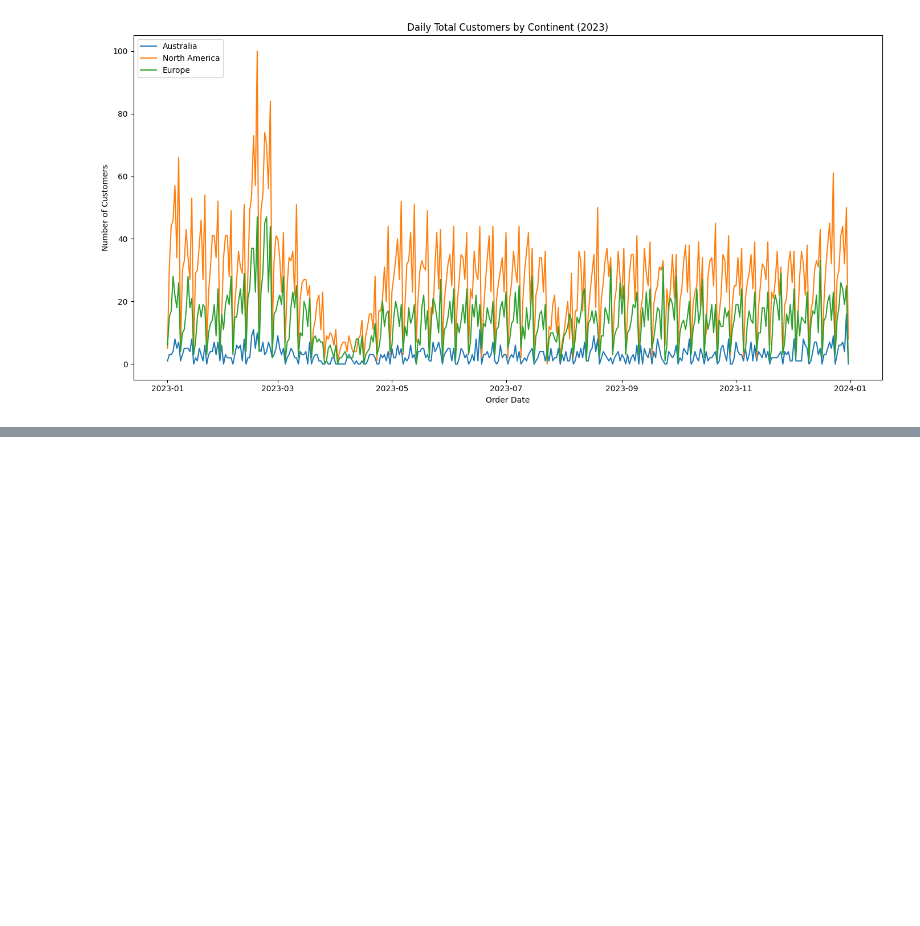
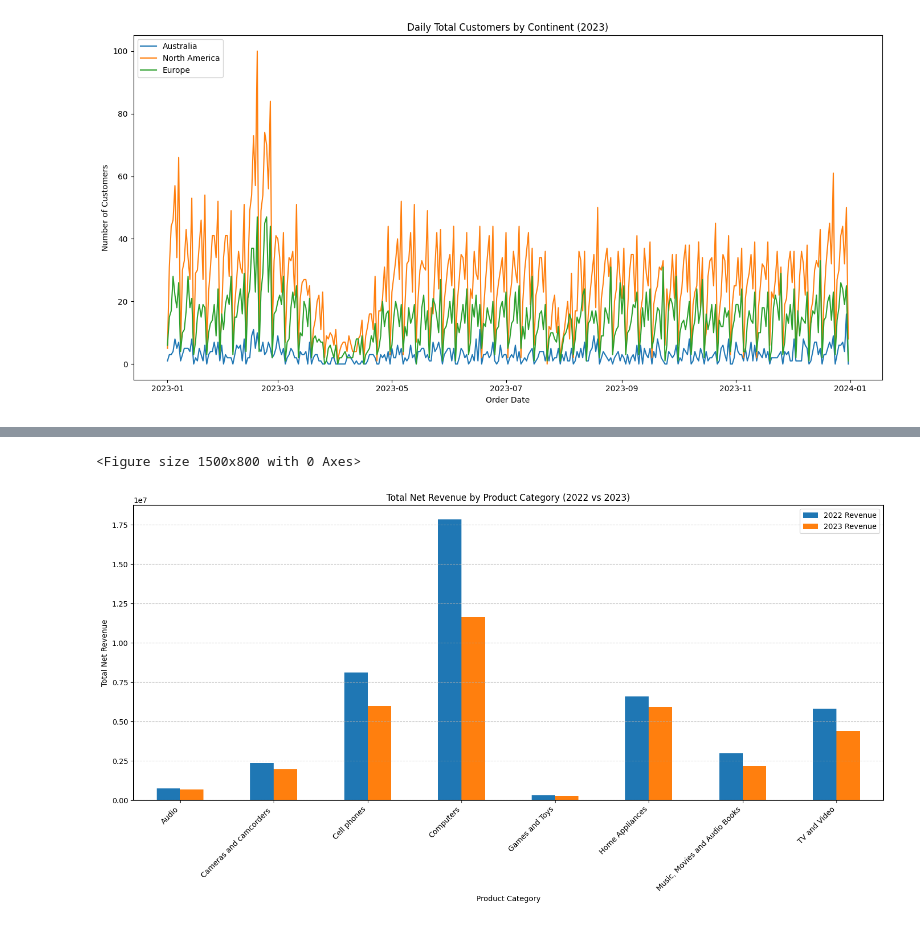
Before and after one commit to RAWKING/RAWKING, a Jupyter notebook: Resources/Blank_SQL_Notebook.ipynb, the cells around one changed output, grey strips where cells are left out. Drawn from its saved outputs; the diff is of its cells as text; code cells hidden in the pictures; blank space fills up the shorter version.

```diff
--- a/Resources/Blank_SQL_Notebook.ipynb
+++ b/Resources/Blank_SQL_Notebook.ipynb
@@ -266,0 +317,26 @@ plt.show()
+# %%
+import matplotlib.pyplot as plt
+import pandas as pd
+
+df_revenue = _
+
+# Set the index to category for easier plotting
+df_revenue = df_revenue.set_index('category')
+
+# Create a figure and a set of subplots
+plt.figure(figsize=(15, 8))
+
+# Plotting the grouped bar chart
+df_revenue[['total_net_revenue_2022', 'total_net_revenue_2023']].plot(kind='bar', figsize=(15, 8))
+
+plt.title('Total Net Revenue by Product Category (2022 vs 2023)')
+plt.xlabel('Product Category')
+plt.ylabel('Total Net Revenue')
+plt.xticks(rotation=45, ha='right') # Rotate category labels for better readability
+plt.legend(['2022 Revenue', '2023 Revenue'])
+plt.grid(axis='y', linestyle='--', alpha=0.7)
+plt.tight_layout()
+plt.show()
+# %% [output]
+<Figure size 1500x800 with 0 Axes>
+[figure, added]
```
Also changed, not shown: parts of 8 cells of this notebook.
